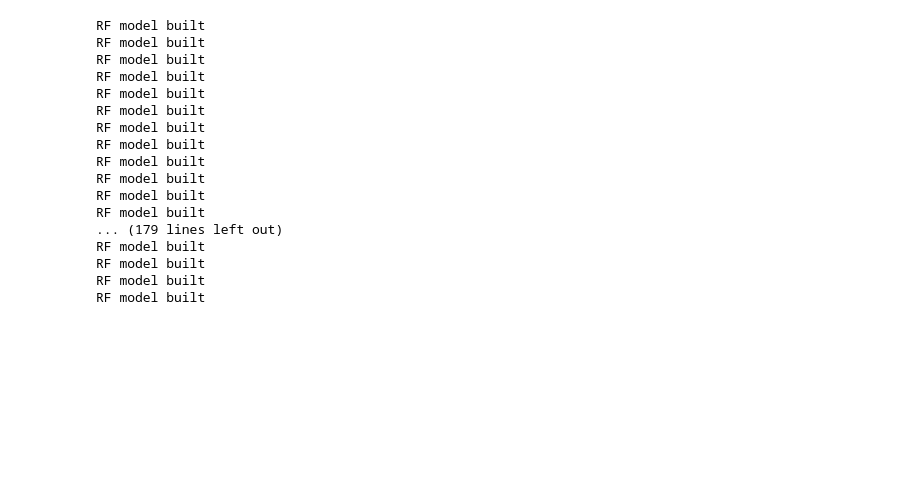
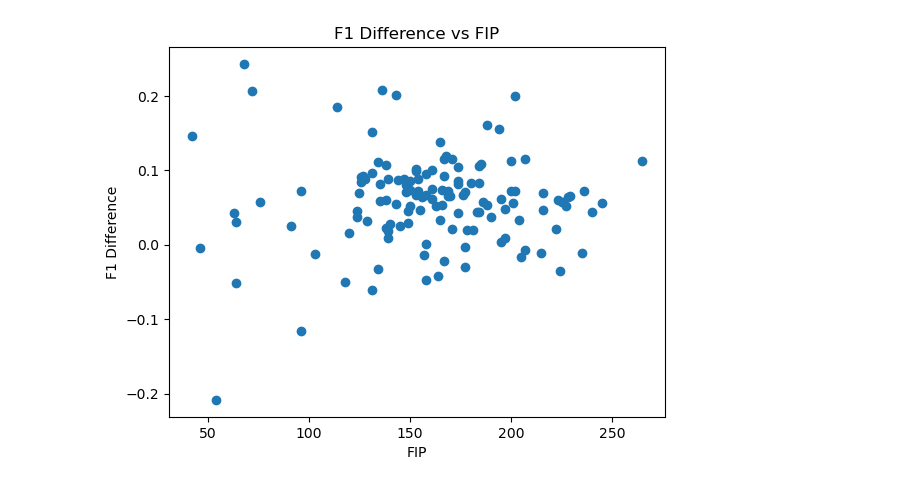
Before and after one commit to BrianMcG45/DS-Capstone, a Jupyter notebook: capstone.ipynb, the cells around one changed output. Drawn from its saved outputs; the diff is of its cells as text; code cells hidden in the pictures; blank space fills up the shorter version.

```diff
--- a/capstone.ipynb
+++ b/capstone.ipynb
@@ -19,10 +20 @@ from sklearn.metrics import accuracy_score, f1_score
-# %%
-# creates dataframe of pitching profiles, including IDs
-yearly_dfs = []
-for year in range(2016, 2026):
-    leaderboard = pitching_stats(year)
-    yearly_df = leaderboard[['IDfg', 'Season', 'FB% 2', 'FBv', 'SL%', 'SLv', 'CT%', 'CTv', 'CB%', 'CBv', 'CH%', 'CHv']]
-    yearly_df = yearly_df.fillna(0)
-    yearly_dfs.append(yearly_df)
-profile_dfs = pd.concat(yearly_dfs, ignore_index=True)
 # %%
@@ -31,26 +25,37 @@ profile_dfs = pd.concat(yearly_dfs, ignore_index=True)
 #p_dfs = buildDatasets(id_list)
 # %%
 # builds list of lists including pitcher seasons and f1 scores
-p_f1s = []
-for p in p_dfs:
-    f1 = f1FromRF(p[2])
-    p_f1s.append([p[0], p[1], f1])
-    print("RF model built")
+#p_f1s = []
+#for p in p_dfs:
+#    f1 = f1FromRF(p[2])
+#    p_f1s.append([p[0], p[1], f1])
+#    print("RF model built")
-# %% [output]
-RF model built
-RF model built
-RF model built
-RF model built
-RF model built
-RF model built
-RF model built
-RF model built
-RF model built
-RF model built
-RF model built
-RF model built
-... (179 lines left out)
-RF model built
-RF model built
-RF model built
-RF model built
+# %%
+columns = ["IDfg", "Season", "f1", "baseline_f1", "f1_diff"]
+metrics_df = pd.DataFrame(metrics, columns=columns)
+lookup_df = playerid_reverse_lookup(metrics_df["IDfg"].values, key_type='mlbam')
+id_map = dict(zip(lookup_df["key_mlbam"], lookup_df["key_fangraphs"]))
+metrics_df["IDfg"] = metrics_df["IDfg"].map(id_map)
+
+dfs = []
+for year in range(2015, 2025):
+    df = pitching_stats(year)
+    df = df[['IDfg', 'Season', 'SO', 'FIP', 'HardHit%']]
+    dfs.append(df)
+
+
+success = pd.concat(dfs, ignore_index=True)
+
+mets_suc = pd.merge(metrics_df, success, on=["IDfg", "Season"], how="left")
+# %%
+clusters = profiles_df[['IDfg', 'Season', 'cluster']]
+mets_suc = pd.merge(mets_suc, clusters, on=["IDfg", "Season"], how="left")
+cluster1 = mets_suc[mets_suc['cluster'] == 1]
+# %%
+plt.scatter(cluster1['SO'], cluster1['f1_diff'])
+plt.xlabel('FIP')
+plt.ylabel('F1 Difference')
+plt.title('F1 Difference vs FIP')
+plt.show()
+# %% [output]
+[figure, added]
```
Also changed, not shown: parts of 15 cells of this notebook, 1 other file.
